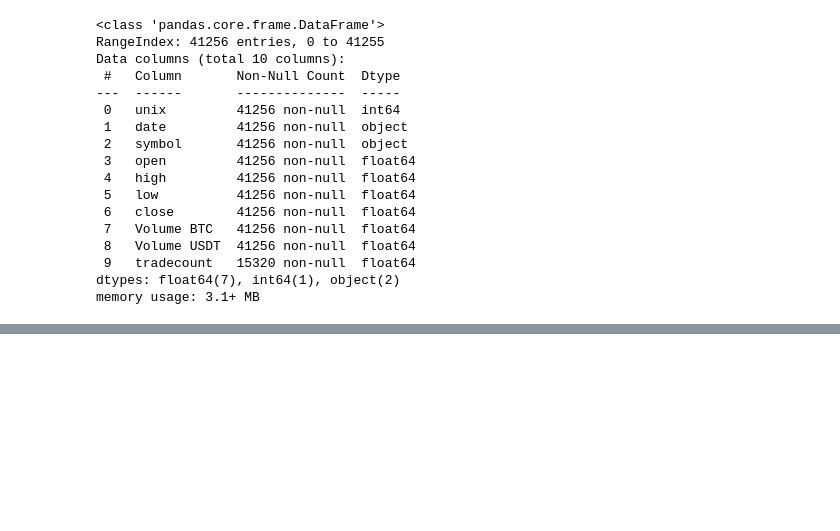
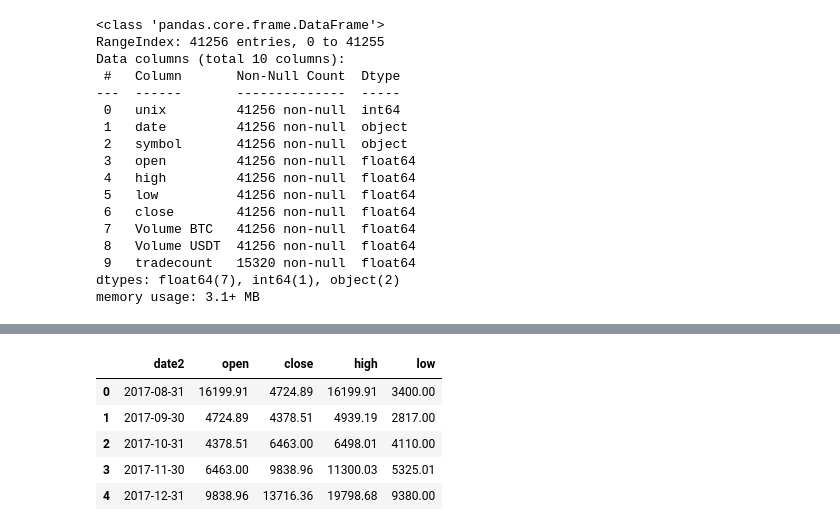
Before and after one commit to Vaiyani/mvaiyani-thesis, a Jupyter notebook: Notebooks/Dataset exploration.ipynb, the cells around one changed output, grey strips where cells are left out. Cells and saved outputs as stored; diff of their text form; code cells hidden in the pictures; blank space fills up the shorter version.

```diff
--- a/Notebooks/Dataset exploration.ipynb
+++ b/Notebooks/Dataset exploration.ipynb
@@ -36,0 +86,14 @@ df.head()
+# %%
+freq = 'M'
+freq_df = df.groupby(pd.Grouper(key='date2', axis=0, freq=freq)).agg({'open':'first','close':'last','high':'max', 'low':'min'})
+# %%
+freq_df.reset_index(inplace=True)
+# %%
+freq_df.head()
+# %% [output]
+|  | date2 | open | close | high | low |
+| 0 | 2017-08-31 | 16199.91 | 4724.89 | 16199.91 | 3400.00 |
+| 1 | 2017-09-30 | 4724.89 | 4378.51 | 4939.19 | 2817.00 |
+| 2 | 2017-10-31 | 4378.51 | 6463.00 | 6498.01 | 4110.00 |
+| 3 | 2017-11-30 | 6463.00 | 9838.96 | 11300.03 | 5325.01 |
+| 4 | 2017-12-31 | 9838.96 | 13716.36 | 19798.68 | 9380.00 |
```
Also changed, not shown: parts of 17 cells of this notebook.
